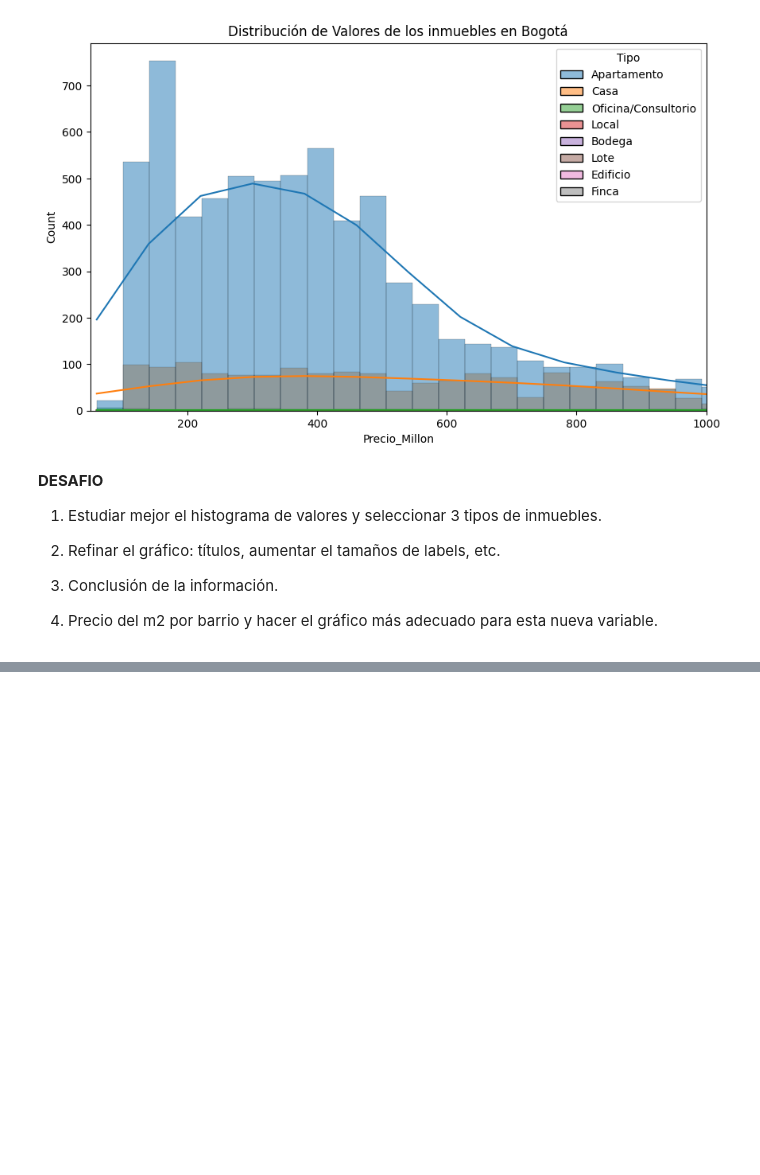
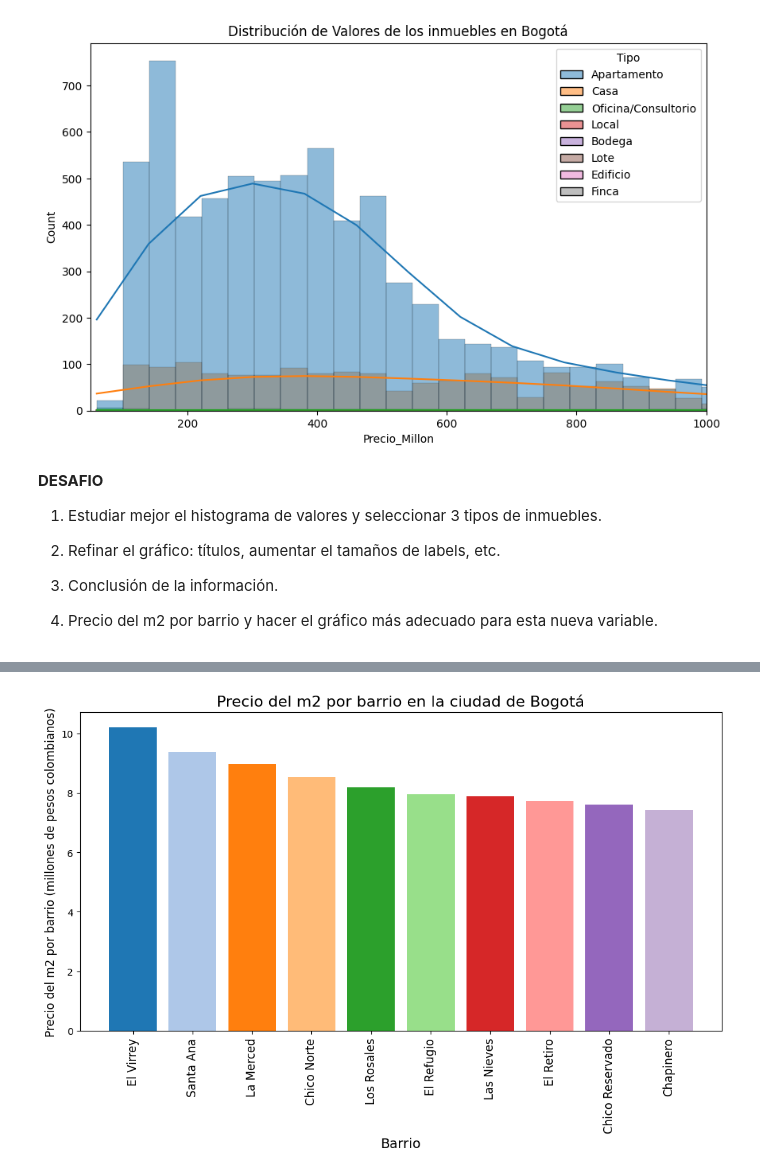
Before and after one commit to costimedina/inmersion-datos-alura, a Jupyter notebook: INMERSION_DATOS_AULA.ipynb, the cells around one changed output, grey strips where cells are left out. Cells and saved outputs as stored; diff of their text form; code cells hidden in the pictures; blank space fills up the shorter version.

```diff
--- a/INMERSION_DATOS_AULA.ipynb
+++ b/INMERSION_DATOS_AULA.ipynb
@@ -533,0 +586,5 @@ plt.show()
+# %%
+#Calculamos el precio del m2 por barrio en la ciudad de Bogotá genera una nueva variable
+precio_m2 = inmuebles['Precio_Millon'] / inmuebles['Area']
+precio_m2_barrio = precio_m2.groupby(inmuebles['Barrio']).mean().sort_values(ascending=False).head(10)
+print('Precio de m2 por', precio_m2_barrio)
@@ -533,0 +604,25 @@ plt.show()
+# %%
+#Importamos las librerías
+import matplotlib.pyplot as plt
+import seaborn as sns
+
+#Clonfiguramos el tamaño del lienzo
+plt.figure(figsize=(12,6))
+
+#Definimos la paleta de colores para cada tipo de inmueble
+color_barra = plt.get_cmap('tab20').colors[:len(precio_m2_barrio)]
+
+#Creamos el gráfico de barras
+plt.bar(precio_m2_barrio.index, precio_m2_barrio, color=color_barra)
+
+#Estilamos los títulos y las etiquetas
+plt.title('Precio del m2 por barrio en la ciudad de Bogotá', fontsize=16)
+plt.xlabel('Barrio', fontsize=14)
+plt.ylabel('Precio del m2 por barrio (millones de pesos colombianos)', fontsize=12)
+plt.xticks(rotation=90, fontsize=12)
+
+#Código para configuración para guardado de la gráfica en algún formato
+plt.savefig('/content/drive/MyDrive/Alura_Latam_Python/valor_barrios_m2.png', format='png')
+plt.show()
+# %% [output]
+[figure, added]
```
Also changed, not shown: parts of 4 cells of this notebook.
